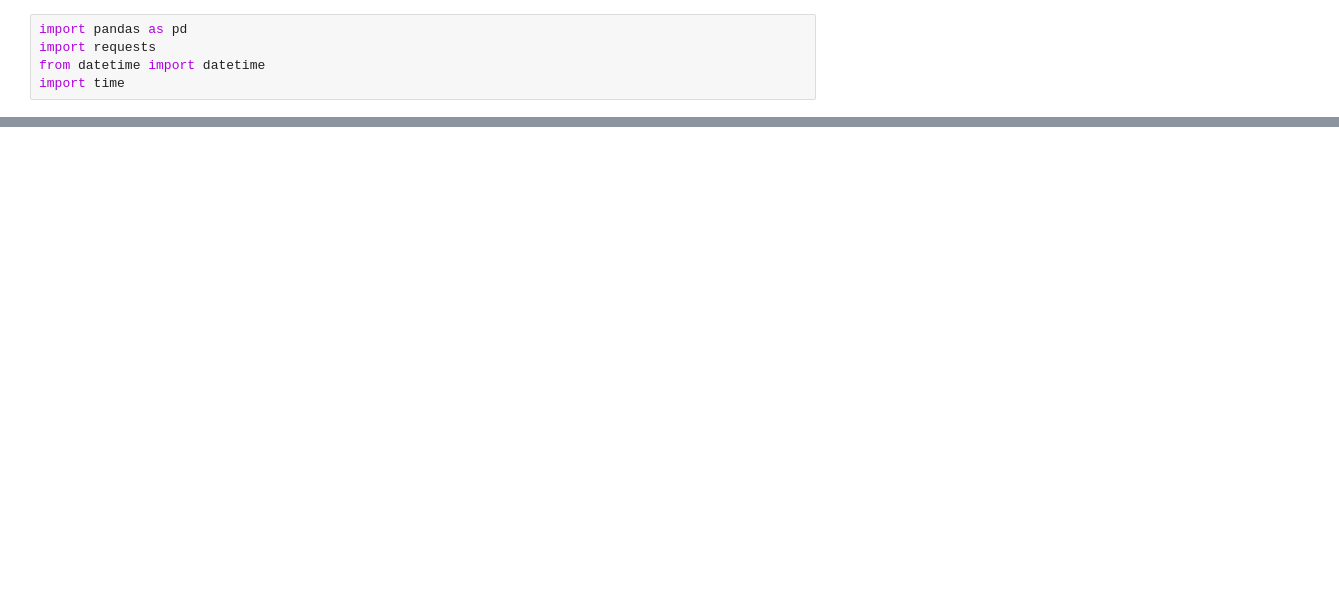
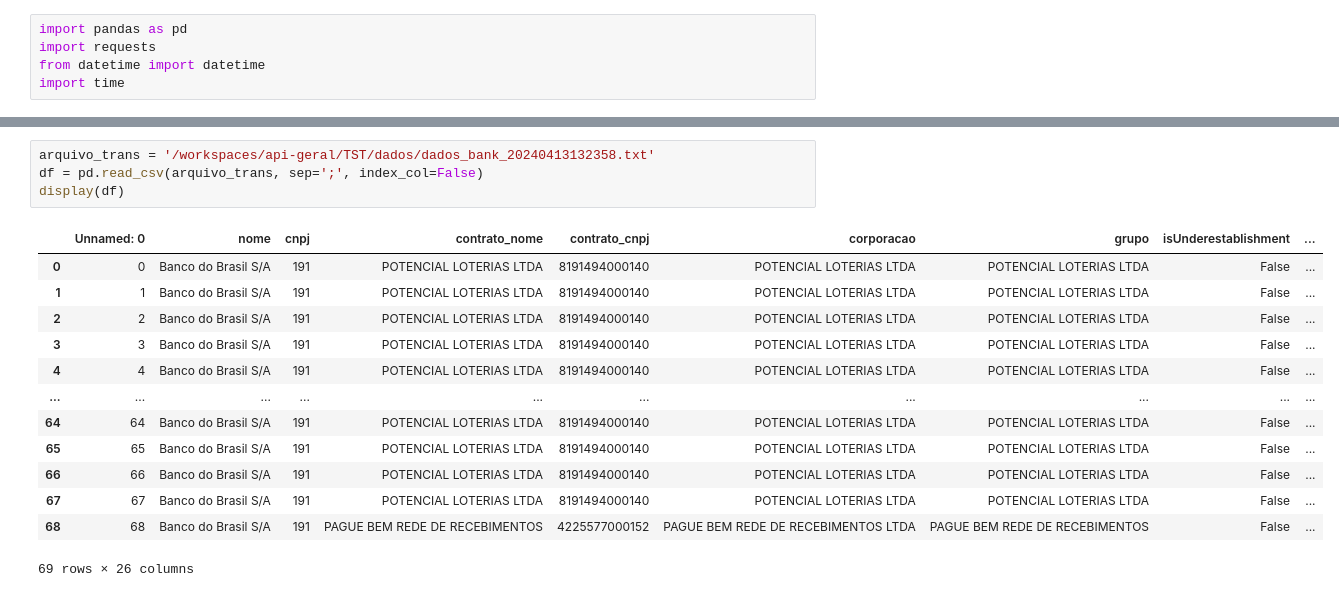
Before and after one commit to RafaellSanchez/api-geral, a Jupyter notebook: TST/codigo/api-testebank.ipynb, the cells around one changed output, grey strips where cells are left out. Drawn from its saved outputs; the diff is of its cells as text; blank space fills up the shorter version.

Commit message:
upgr teste bank 0.0.4

```diff
--- a/TST/codigo/api-testebank.ipynb
+++ b/TST/codigo/api-testebank.ipynb
@@ -181,0 +173,18 @@ Arquivo: dados_bank_20240413130419.txt
+# %%
+arquivo_trans = '/workspaces/api-geral/TST/dados/dados_bank_20240413132358.txt'
+df = pd.read_csv(arquivo_trans, sep=';', index_col=False)
+display(df)
+# %% [output]
+|  | Unnamed: 0 | nome | cnpj | contrato_nome | contrato_cnpj | corporacao | grupo | isUnderestablishment | ... |
+| 0 | 0 | Banco do Brasil S/A | 191 | POTENCIAL LOTERIAS LTDA | 8191494000140 | POTENCIAL LOTERIAS LTDA | POTENCIAL LOTERIAS LTDA | False | ... |
+| 1 | 1 | Banco do Brasil S/A | 191 | POTENCIAL LOTERIAS LTDA | 8191494000140 | POTENCIAL LOTERIAS LTDA | POTENCIAL LOTERIAS LTDA | False | ... |
+| 2 | 2 | Banco do Brasil S/A | 191 | POTENCIAL LOTERIAS LTDA | 8191494000140 | POTENCIAL LOTERIAS LTDA | POTENCIAL LOTERIAS LTDA | False | ... |
+| 3 | 3 | Banco do Brasil S/A | 191 | POTENCIAL LOTERIAS LTDA | 8191494000140 | POTENCIAL LOTERIAS LTDA | POTENCIAL LOTERIAS LTDA | False | ... |
+| 4 | 4 | Banco do Brasil S/A | 191 | POTENCIAL LOTERIAS LTDA | 8191494000140 | POTENCIAL LOTERIAS LTDA | POTENCIAL LOTERIAS LTDA | False | ... |
+| ... | ... | ... | ... | ... | ... | ... | ... | ... | ... |
+| 64 | 64 | Banco do Brasil S/A | 191 | POTENCIAL LOTERIAS LTDA | 8191494000140 | POTENCIAL LOTERIAS LTDA | POTENCIAL LOTERIAS LTDA | False | ... |
+| 65 | 65 | Banco do Brasil S/A | 191 | POTENCIAL LOTERIAS LTDA | 8191494000140 | POTENCIAL LOTERIAS LTDA | POTENCIAL LOTERIAS LTDA | False | ... |
+| 66 | 66 | Banco do Brasil S/A | 191 | POTENCIAL LOTERIAS LTDA | 8191494000140 | POTENCIAL LOTERIAS LTDA | POTENCIAL LOTERIAS LTDA | False | ... |
+| 67 | 67 | Banco do Brasil S/A | 191 | POTENCIAL LOTERIAS LTDA | 8191494000140 | POTENCIAL LOTERIAS LTDA | POTENCIAL LOTERIAS LTDA | False | ... |
+| 68 | 68 | Banco do Brasil S/A | 191 | PAGUE BEM REDE DE RECEBIMENTOS | 4225577000152 | PAGUE BEM REDE DE RECEBIMENTOS LTDA | PAGUE BEM REDE DE RECEBIMENTOS | False | ... |
+69 rows × 26 columns
```
Also changed, not shown: parts of 2 cells of this notebook, 1 other file.
